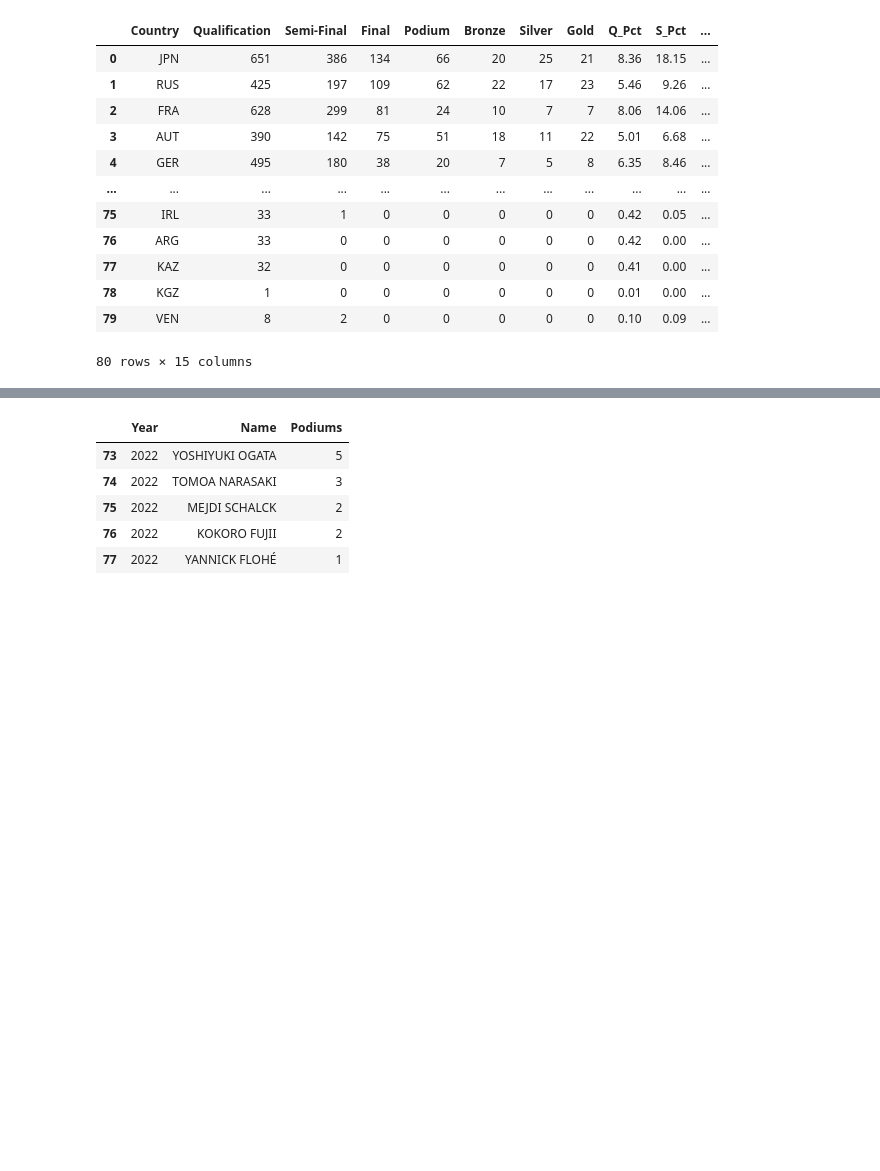
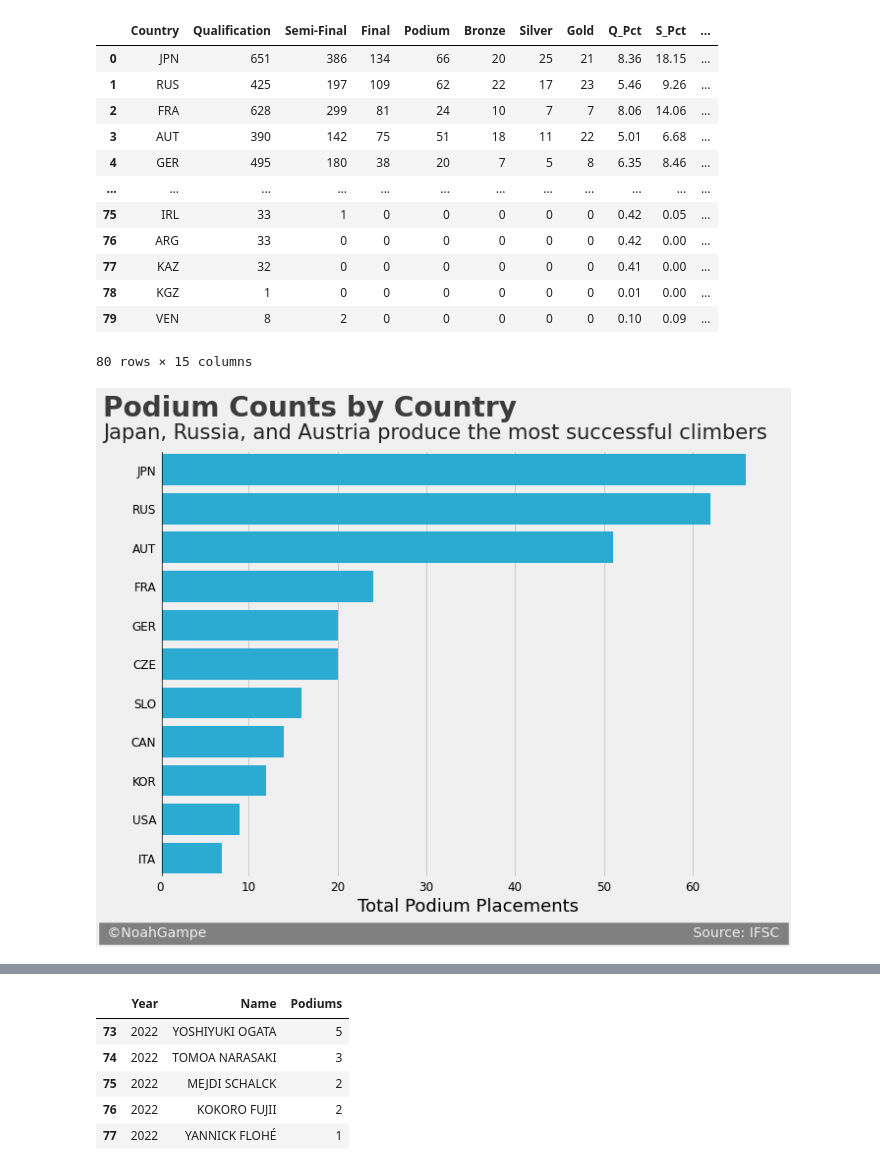
Before and after one commit to noah-kg/scraping-IFSC-website-via-selenium, a Jupyter notebook: IFSC Analysis.ipynb, the cells around one changed output, grey strips where cells are left out. Saved outputs shown, nothing was run; the diff lists cells and outputs as text; code cells hidden in the pictures; blank space fills up the shorter version.

```diff
--- a/IFSC Analysis.ipynb
+++ b/IFSC Analysis.ipynb
@@ -376,7 +416,8 @@ boulder_men_country_stats
 # %% [markdown]
 We can then re-configure our previous function that calculated podium results for individual climbers for countries.
 # %%
-calculate_podiums(boulder_men_all_results, boulder_men_country_stats, True)
+country_stats = calculate_podiums(boulder_men_all_results, boulder_men_country_stats, True)
+country_stats
 # %% [output]
 |  | Country | Qualification | Semi-Final | Final | Podium | Bronze | Silver | Gold | Q_Pct | S_Pct | ... |
 | 0 | JPN | 651 | 386 | 134 | 66 | 20 | 25 | 21 | 8.36 | 18.15 | ... |
@@ -391,3 +432,9 @@ calculate_podiums(boulder_men_all_results, boulder_men_country_stats, True)
 | 78 | KGZ | 1 | 0 | 0 | 0 | 0 | 0 | 0 | 0.01 | 0.00 | ... |
 | 79 | VEN | 8 | 2 | 0 | 0 | 0 | 0 | 0 | 0.10 | 0.09 | ... |
 80 rows × 15 columns
+# %%
+title = "Podium Counts by Country"
+sub = "Japan, Russia, and Austria produce the most successful climbers"
+plot_bar(country_stats[country_stats['Podium'] > 0].sort_values('Podium',ascending=False), 'Podium', 'Country', title, sub, 0, 0.02, 110)
+# %% [output]
+[figure, added]
```
Also changed, not shown: parts of 12 cells of this notebook.
